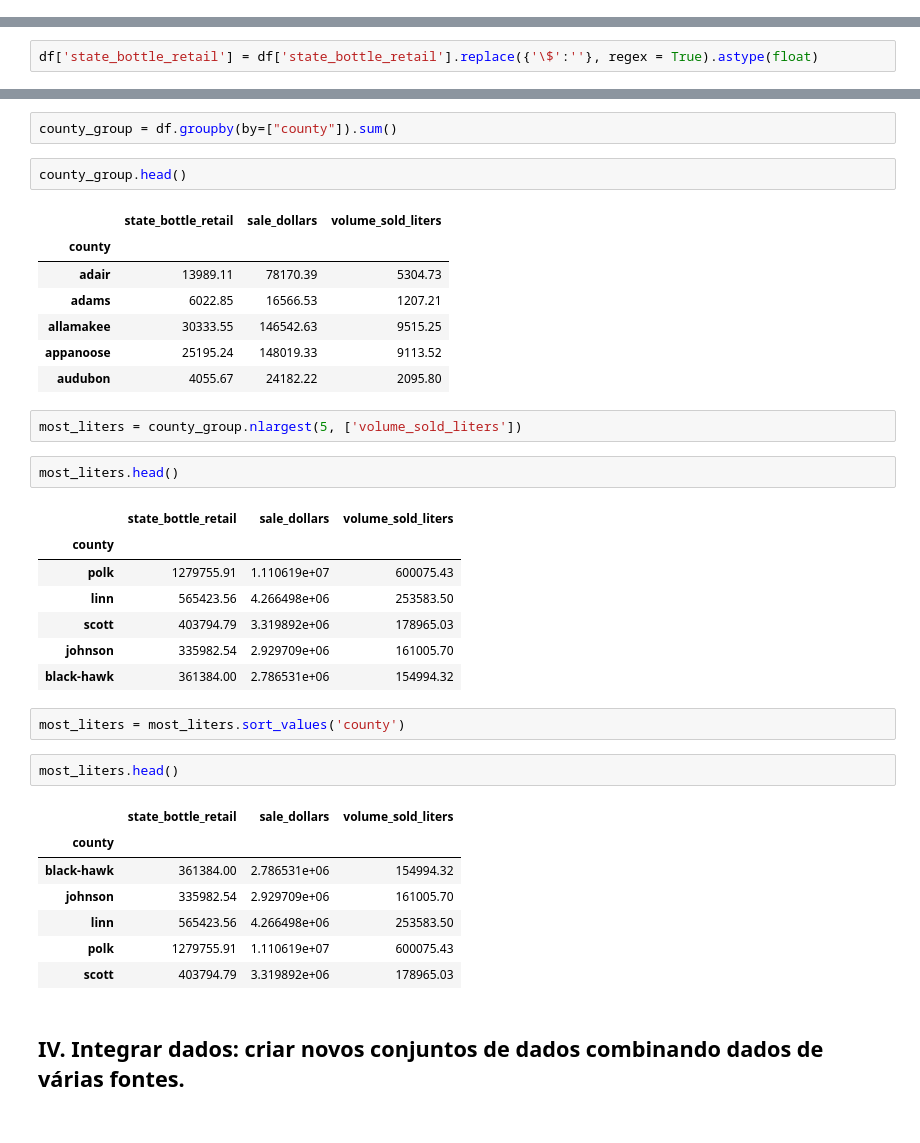
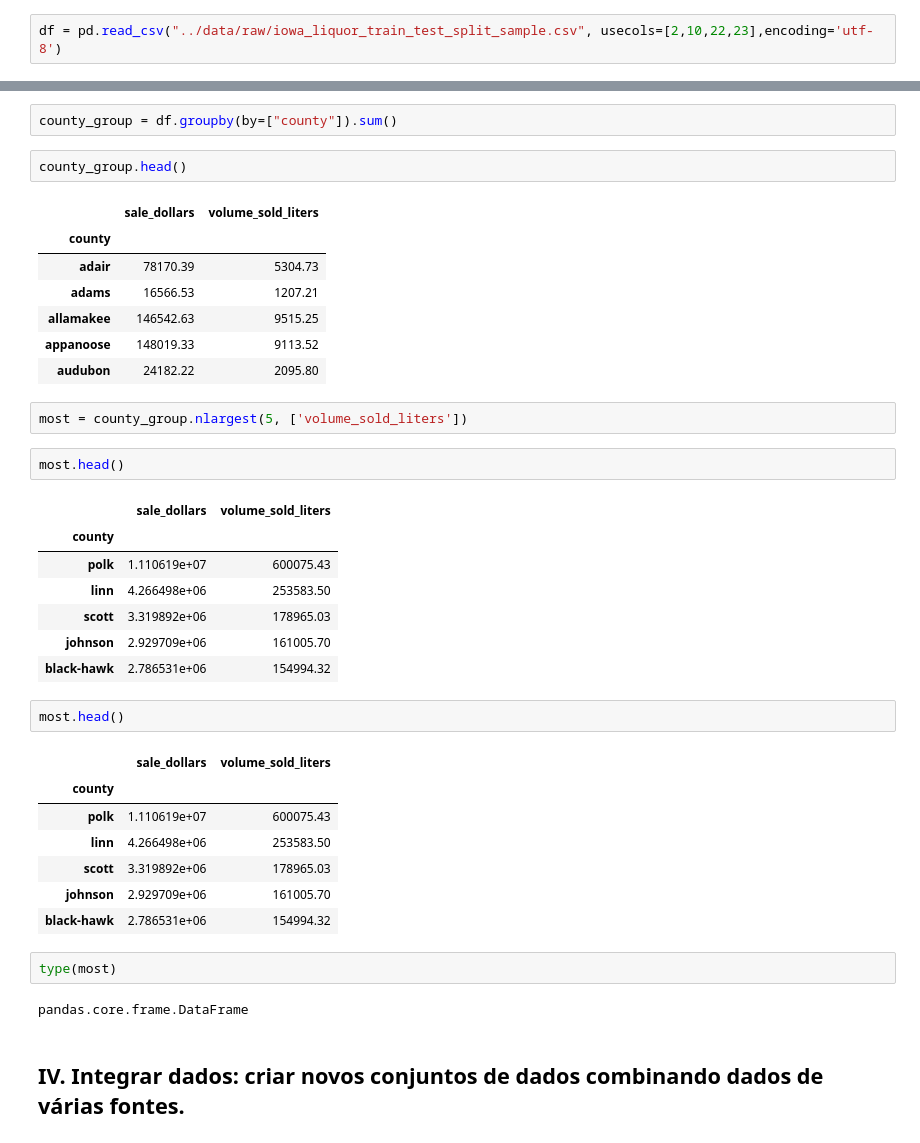
Before and after one commit to ajsalmeida/tesseract-team-future-projectliquor, a Jupyter notebook: notebooks/02-data-preparation.ipynb, the cells around one changed output, grey strips where cells are left out. Saved outputs shown, nothing was run; the diff lists cells and outputs as text.

```diff
--- a/notebooks/02-data-preparation.ipynb
+++ b/notebooks/02-data-preparation.ipynb
@@ -12,3 +21,5 @@ df = pd.read_csv("../data/raw/iowa_liquor_train_test_split_sample.csv", usecols=
+# %%
+df = pd.read_csv("../data/raw/iowa_liquor_train_test_split_sample.csv", usecols=[2,10,22,23],encoding='utf-8')
 # %%
 df.columns = [slugify(col, lowercase=True, separator='_') for col in df.columns]
 df.columns
@@ -110,8 +114,6 @@ cerro-gord
 buena-vist
 o-brien
 obrien
-# %%
-df['state_bottle_retail'] = df['state_bottle_retail'].replace({'\$':''}, regex = True).astype(float)
 # %%
 df['sale_dollars'] = df['sale_dollars'].replace({'\$':''}, regex = True).astype(float)
 # %%
@@ -145,37 +147,39 @@ county_group = df.groupby(by=["county"]).sum()
 # %%
 county_group.head()
 # %% [output]
-|  | state_bottle_retail | sale_dollars | volume_sold_liters |
-| county |  |  |  |
-| adair | 13989.11 | 78170.39 | 5304.73 |
-| adams | 6022.85 | 16566.53 | 1207.21 |
-| allamakee | 30333.55 | 146542.63 | 9515.25 |
-| appanoose | 25195.24 | 148019.33 | 9113.52 |
-| audubon | 4055.67 | 24182.22 | 2095.80 |
+|  | sale_dollars | volume_sold_liters |
+| county |  |  |
+| adair | 78170.39 | 5304.73 |
+| adams | 16566.53 | 1207.21 |
+| allamakee | 146542.63 | 9515.25 |
+| appanoose | 148019.33 | 9113.52 |
+| audubon | 24182.22 | 2095.80 |
 # %%
-most_liters = county_group.nlargest(5, ['volume_sold_liters'])
+most = county_group.nlargest(5, ['volume_sold_liters'])
 # %%
-most_liters.head()
+most.head()
 # %% [output]
-|  | state_bottle_retail | sale_dollars | volume_sold_liters |
-| county |  |  |  |
-| polk | 1279755.91 | 1.110619e+07 | 600075.43 |
-| linn | 565423.56 | 4.266498e+06 | 253583.50 |
-| scott | 403794.79 | 3.319892e+06 | 178965.03 |
-| johnson | 335982.54 | 2.929709e+06 | 161005.70 |
-| black-hawk | 361384.00 | 2.786531e+06 | 154994.32 |
+|  | sale_dollars | volume_sold_liters |
+| county |  |  |
+| polk | 1.110619e+07 | 600075.43 |
+| linn | 4.266498e+06 | 253583.50 |
+| scott | 3.319892e+06 | 178965.03 |
+| johnson | 2.929709e+06 | 161005.70 |
+| black-hawk | 2.786531e+06 | 154994.32 |
-# %%
-most_liters = most_liters.sort_values('county')
 # %%
-most_liters.head()
+most.head()
 # %% [output]
-|  | state_bottle_retail | sale_dollars | volume_sold_liters |
-| county |  |  |  |
-| black-hawk | 361384.00 | 2.786531e+06 | 154994.32 |
-| johnson | 335982.54 | 2.929709e+06 | 161005.70 |
-| linn | 565423.56 | 4.266498e+06 | 253583.50 |
-| polk | 1279755.91 | 1.110619e+07 | 600075.43 |
-| scott | 403794.79 | 3.319892e+06 | 178965.03 |
+|  | sale_dollars | volume_sold_liters |
+| county |  |  |
+| polk | 1.110619e+07 | 600075.43 |
+| linn | 4.266498e+06 | 253583.50 |
+| scott | 3.319892e+06 | 178965.03 |
+| johnson | 2.929709e+06 | 161005.70 |
+| black-hawk | 2.786531e+06 | 154994.32 |
+# %%
+type(most)
+# %% [output]
+pandas.core.frame.DataFrame
 # %% [markdown]
 ## IV. Integrar dados: criar novos conjuntos de dados combinando dados de várias fontes.
 # %%
```
Also changed, not shown: parts of 29 cells of this notebook.
